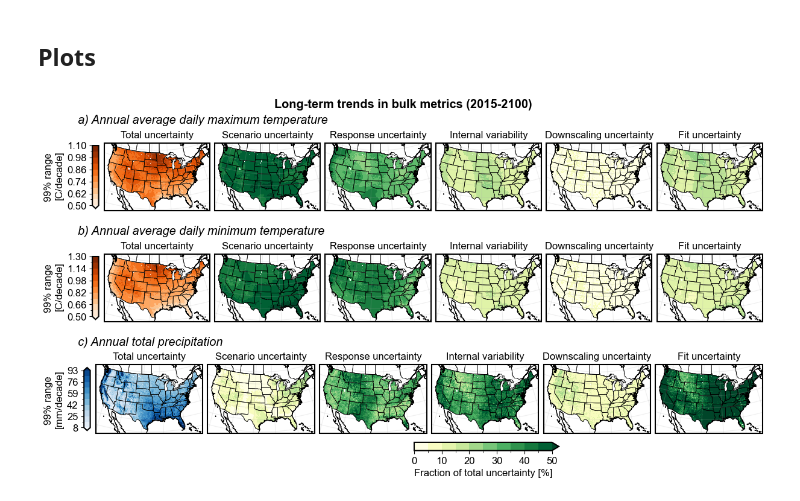
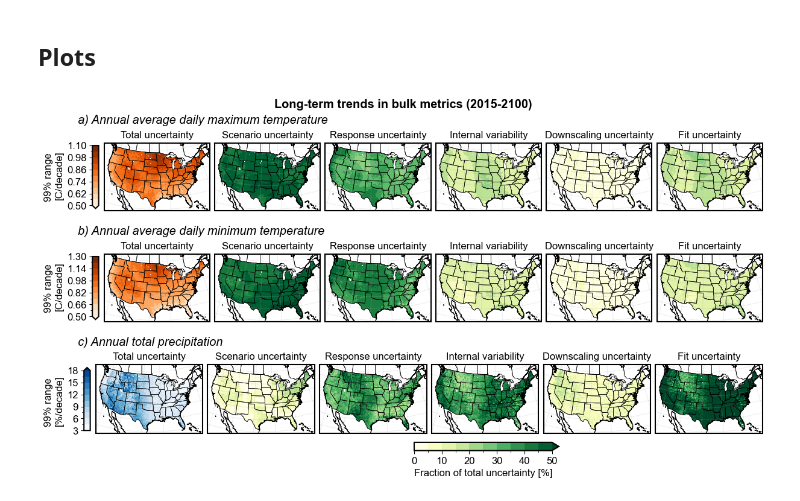
Before and after one commit to david0811/conus_comparison_lafferty-etal-2024, a Jupyter notebook: scripts/03b_sa-trends.ipynb, the cells around one changed output. Saved outputs shown, nothing was run; the diff lists cells and outputs as text; code cells hidden in the pictures.

```diff
--- a/scripts/03b_sa-trends.ipynb
+++ b/scripts/03b_sa-trends.ipynb
@@ -159,46 +89,47 @@ Already done: avg_tasmin_2015-2100_None_slope_GARD-LENSgrid_nearest.nc
 # %%
 # Main plot
 proj_slice = '2015-2100'
 return_period = None
 grid = 'LOCA2'
 norm = 'uc_99w_main'
 
 fig = plt.figure(figsize=(12, 5.5), layout='constrained')
 subfigs = fig.subfigures(3, 1, hspace=0.01)
 
 fig.suptitle("Long-term trends in bulk metrics (2015-2100)", fontweight="bold", y=1.07)
 
 # Loop through metrics
 plot_metric_ids = ['avg_tasmax', 'avg_tasmin', 'sum_pr']
 for idp, metric_id in enumerate(plot_metric_ids):
     axs = subfigs[idp].subplots(1, 6, subplot_kw=dict(projection=ccrs.LambertConformal()))
     p = pu.plot_uc_map(
-        metric_id=metric_id,
-        proj_slice=proj_slice,
-        hist_slice=None,
-        plot_col="slope",
-        return_period=None,
-        grid=grid,
-        fit_method=None,
-        stationary=None,
+        metric_id = metric_id,
+        proj_slice = proj_slice,
+        hist_slice = None,
+        plot_col = "slope",
+        return_period = None,
+        grid = grid,
+        fit_method = None,
+        stationary = None,
         time_str = None,
-        norm=norm,
-        analysis_type="trends",
+        norm = norm,
+        rel_metric_ids = ['sum_pr'],
+        analysis_type = "trends",
         vmax_uc = 50,
-        fig=subfigs[idp],
+        fig = subfigs[idp],
         title = pu.subfigure_labels[idp],
-        axs=axs,
-        y_title=1.07,
-        plot_fit_uc=True
+        axs = axs,
+        y_title = 1.07,
+        plot_fit_uc = True
     )
 
 # Create a new axes for the colorbar at the bottom
 cbar_ax = fig.add_axes([0.515, 0.01, 0.2, 0.025])  # [left, bottom, width, height]
 
 # Add colorbar using the stored mappable
 cbar = fig.colorbar(p, cax=cbar_ax, orientation='horizontal')
 cbar.set_label('Fraction of total uncertainty [%]')
 
-plt.savefig('../figs/main/final/figure2.png', dpi=300, bbox_inches='tight')
+plt.savefig('../figs/main/figure2.png', dpi=300, bbox_inches='tight')
 # %% [output]
-[figure, old version]
+[figure, new version]
```
Also changed, not shown: parts of 12 cells of this notebook, 11 other files.
